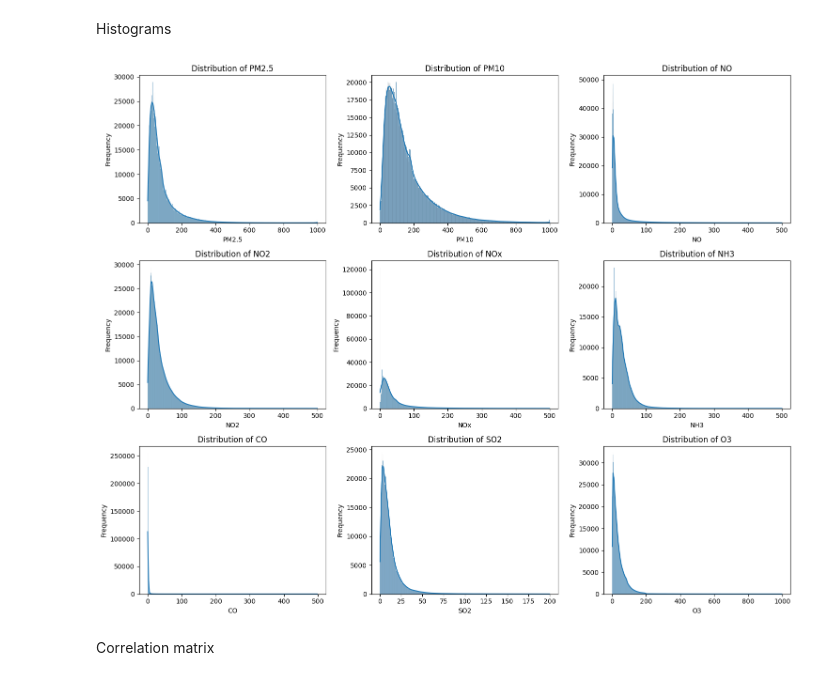
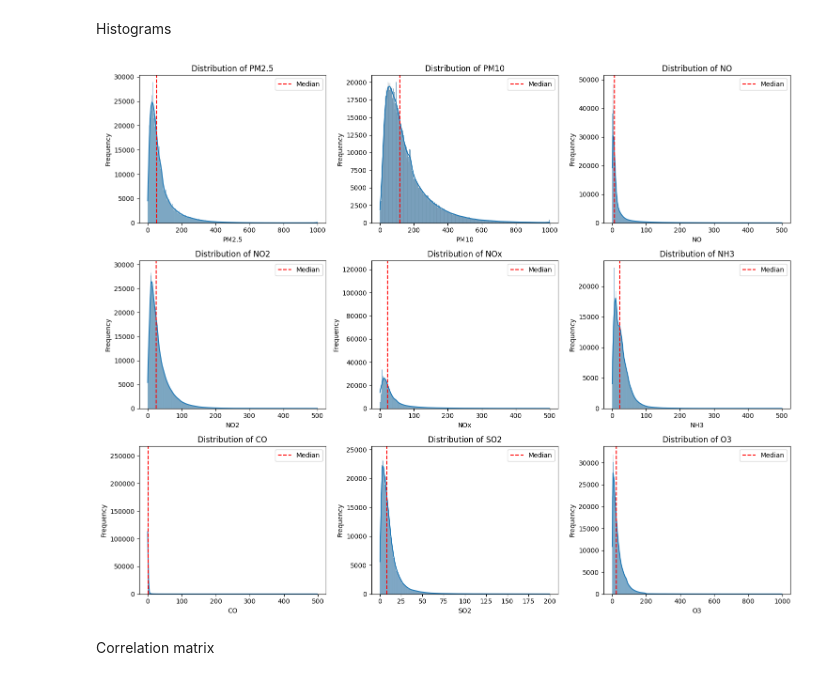
Before and after one commit to AlexRarinca/Air_Quality_Prediction, a Jupyter notebook: air_quality_all.ipynb, the cells around one changed output. Saved outputs shown, nothing was run; the diff lists cells and outputs as text; code cells hidden in the pictures.

```diff
--- a/air_quality_all.ipynb
+++ b/air_quality_all.ipynb
@@ -343,26 +349,26 @@ Histograms
 # %%
 def histograms(df):
     numeric_features = ['PM2.5', 'PM10', 'NO', 'NO2', 'NOx', 'NH3', 'CO', 'SO2', 'O3']
 
     # Create subplots for all histograms
     fig, axes = plt.subplots(3, 3, figsize=(15, 12))
     axes = axes.flatten()  # Make indexing easier
 
     for i, col in enumerate(numeric_features):
         sns.histplot(df[col], kde=True, ax=axes[i])
         axes[i].set_title(f'Distribution of {col}')
-        axes[i].axvline(df[col].mean(), color='r', linestyle='--', label='Mean'),
+        axes[i].axvline(df[col].median(), color='r', linestyle='--', label='Median'),
         axes[i].set_xlabel(col)
         axes[i].set_ylabel('Frequency')
+        axes[i].legend()
 
 
     plt.tight_layout()
     plt.show()
 
-
 histograms(df)
 # %% [output]
-[figure, old version]
+[figure, new version]
 # %% [markdown]
 Correlation matrix
 # %%
```
Also changed, not shown: parts of 5 cells of this notebook.
